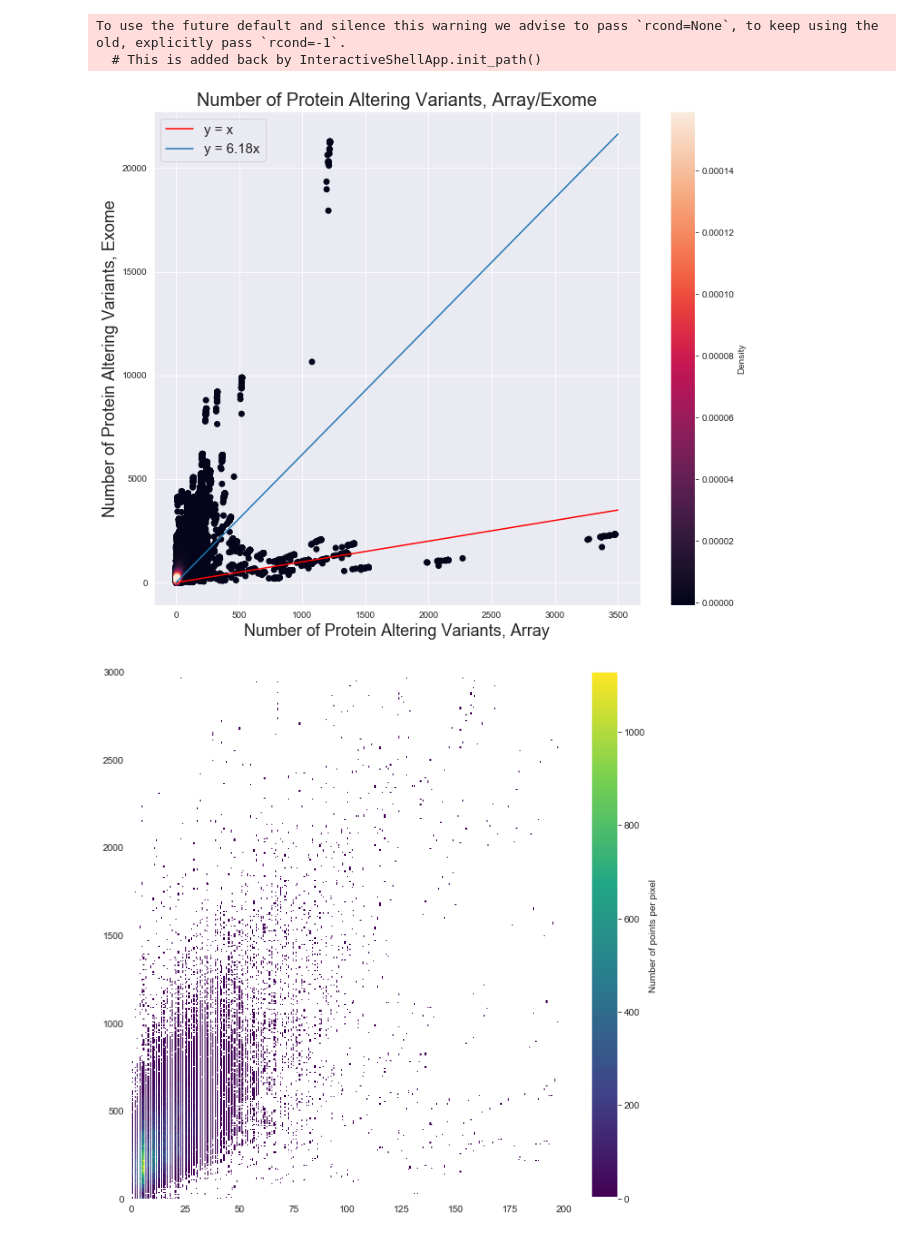
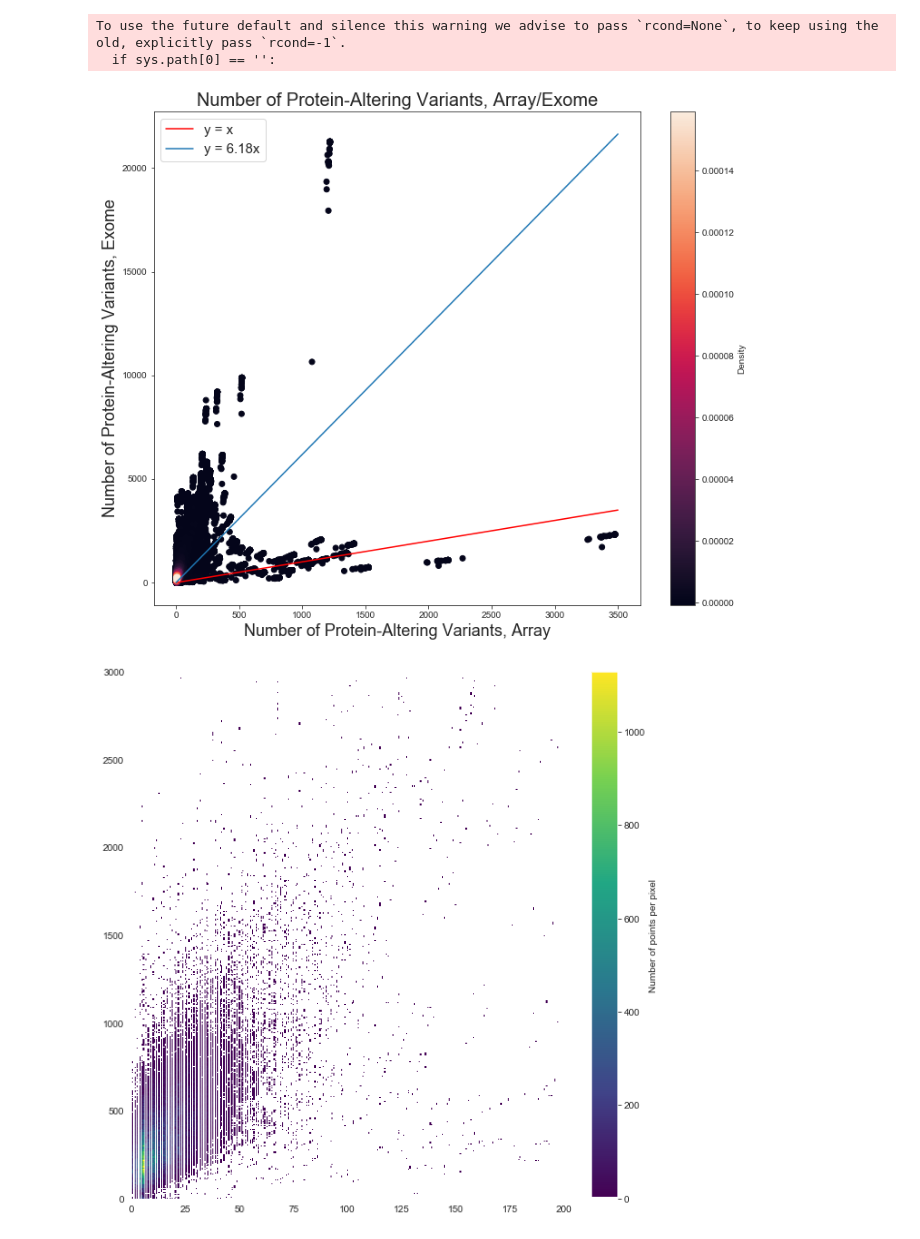
Before and after one commit to rivas-lab/ukbb-tools, a Jupyter notebook: 13_mrp/array-exome.ipynb, the cells around one changed output. Saved outputs shown, nothing was run; the diff lists cells and outputs as text; code cells hidden in the pictures.

```diff
--- a/13_mrp/array-exome.ipynb
+++ b/13_mrp/array-exome.ipynb
@@ -43,25 +43,26 @@ exome = exome[['GBE_short_name', 'gene', 'num_variants_pav', 'log_10_BF_study_si
 exome.columns = ['GBE_short_name', 'gene', 'num_variants_pav_exome', 'log_10_BF_exome']
 merged = array.merge(exome)
 # %%
-sns.set_style('dark')
+sns.set_style('white')
+sns.set_style('ticks')
 density_scatter(np.array([float(x) for x in merged['num_variants_pav_array']]), np.array([float(x) for x in merged['num_variants_pav_exome']]), bins=[1000,1000])
 #plt.xlim([0,18000])
 #plt.ylim([0,18000])
-plt.xlabel('Number of Protein Altering Variants, Array',fontsize=18)
-plt.ylabel('Number of Protein Altering Variants, Exome',fontsize=18)
-plt.title('Number of Protein Altering Variants, Array/Exome',fontsize=20)
+plt.xlabel('Number of Protein-Altering Variants, Array',fontsize=18)
+plt.ylabel('Number of Protein-Altering Variants, Exome',fontsize=18)
+plt.title('Number of Protein-Altering Variants, Array/Exome',fontsize=20)
 
 x = np.linspace(0,3500,3501)
 plt.plot(x,x, color='red',label='y = x')
 m, _, _, _ = np.linalg.lstsq(merged['num_variants_pav_array'][:,np.newaxis], merged['num_variants_pav_exome'][:,np.newaxis])
 plt.plot(x, m[0][0]*x, label='y = ' + str(m[0][0])[:4] + 'x')
 plt.legend(fontsize=15)
-plt.grid()
+#plt.grid()
 plt.show()
 # %% [output]
 To use the future default and silence this warning we advise to pass `rcond=None`, to keep using the old, explicitly pass `rcond=-1`.
-  # This is added back by InteractiveShellApp.init_path()
+  if sys.path[0] == '':
-[figure, old version]
+[figure, new version]
 # %%
 from matplotlib.colors import LinearSegmentedColormap
 
```
Also changed, not shown: 2 other files.
